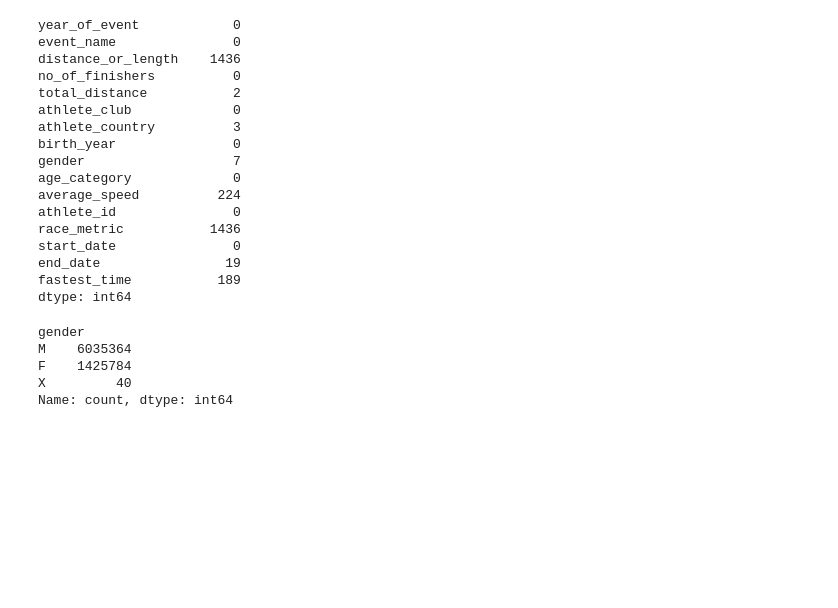
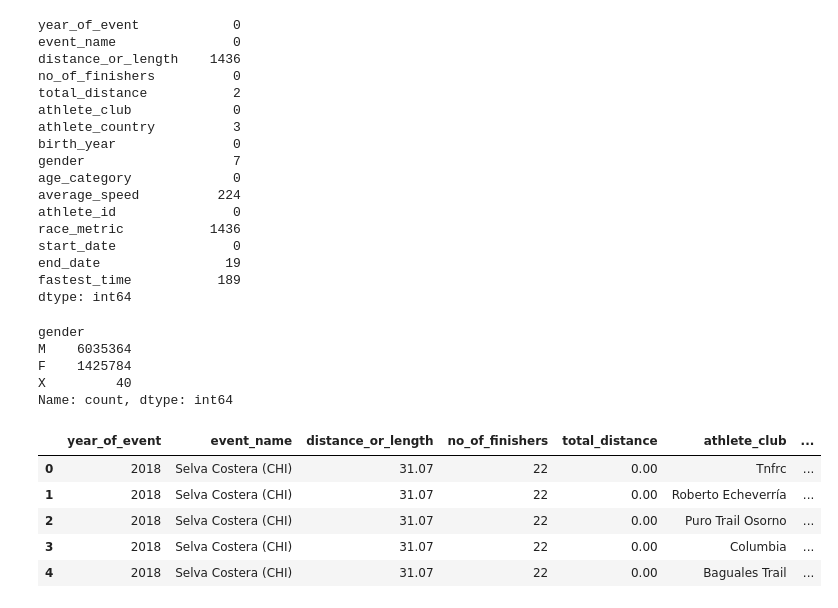
Before and after one commit to dmshakur/ultra-running-data-analysis, a Jupyter notebook: notebooks/data_processing.ipynb, the cells around one changed output. Drawn from its saved outputs; the diff is of its cells as text; code cells hidden in the pictures; blank space fills up the shorter version.

Commit message:
Moved km to mi, and days to hours conversion cell to the data cleaning notebook. Started work on linear regression model for predicting probabilitiy distributions for various data points.

```diff
--- a/notebooks/data_processing.ipynb
+++ b/notebooks/data_processing.ipynb
@@ -680,2 +673,23 @@ males.to_csv('../data/male_ultra_runners.csv')
+# %%
+# Converting all km measurements to miles
+
+km_mask = df['race_metric'] == 'km'
+df.loc[km_mask, 'distance_or_length'] = df.loc[km_mask,
+                                               'distance_or_length'] / 1.60934
+df.loc[km_mask, 'race_metric'] = 'mi'
+
+day_mask = df['race_metric'] == 'days'
+df.loc[day_mask, 'distance_or_length'] = df.loc[day_mask,
+                                                'distance_or_length'] * 24
+df.loc[day_mask, 'race_metric'] = 'hours'
+
+df.head()
+# %% [output]
+|  | year_of_event | event_name | distance_or_length | no_of_finishers | total_distance | athlete_club | ... |
+| 0 | 2018 | Selva Costera (CHI) | 31.07 | 22 | 0.00 | Tnfrc | ... |
+| 1 | 2018 | Selva Costera (CHI) | 31.07 | 22 | 0.00 | Roberto Echeverría | ... |
+| 2 | 2018 | Selva Costera (CHI) | 31.07 | 22 | 0.00 | Puro Trail Osorno | ... |
+| 3 | 2018 | Selva Costera (CHI) | 31.07 | 22 | 0.00 | Columbia | ... |
+| 4 | 2018 | Selva Costera (CHI) | 31.07 | 22 | 0.00 | Baguales Trail | ... |
 # %%
 df.to_csv('../data/ultra_marathons_data_cleaned.csv', index = False)
```
Also changed, not shown: parts of 7 cells of this notebook, 5 other files.
